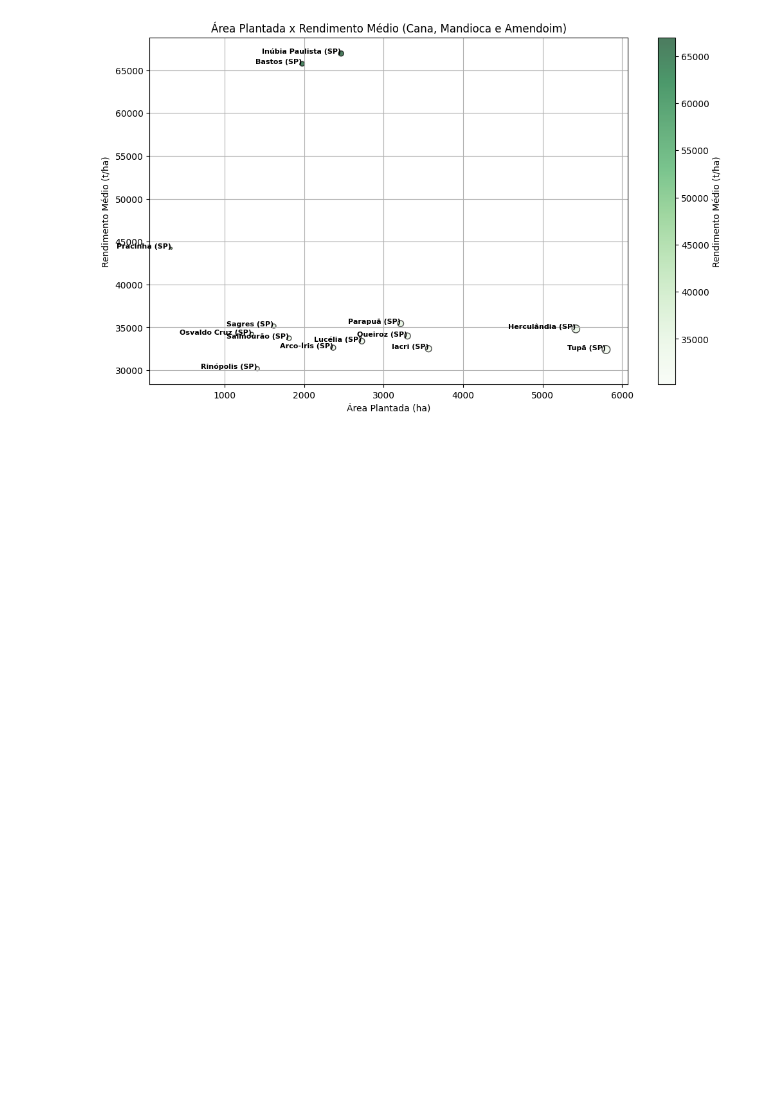
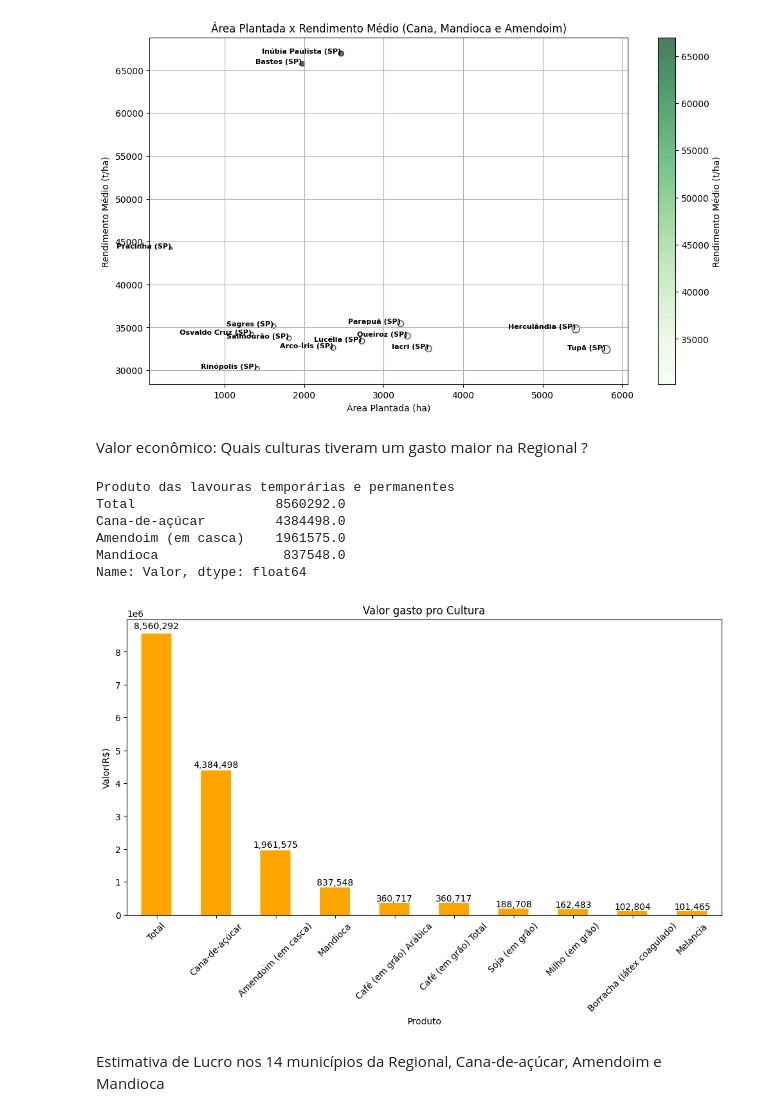
Before and after one commit to LuucasGabriel/PAM_IBGE, a Jupyter notebook: visualizando.ipynb, the cells around one changed output. Saved outputs shown, nothing was run; the diff lists cells and outputs as text; code cells hidden in the pictures; blank space fills up the shorter version.

```diff
--- a/visualizando.ipynb
+++ b/visualizando.ipynb
@@ -120,8 +123,8 @@ A soma é: 53072852.0 A unidade de medida: Toneladas
 Top 10 produtos das Lavouras
 # %%
 qutd_produzida1 = pam_ibge[pam_ibge["Variável"] == "Quantidade produzida"]
-prod_grouped = qutd_produzida1.groupby("Produto das lavouras temporárias e permanentes")["Valor"].sum().sort_values(ascending=False)
-prod_grouped.head(10)
+prod_agrupados = qutd_produzida1.groupby("Produto das lavouras temporárias e permanentes")["Valor"].sum().sort_values(ascending=False)
+prod_agrupados.head(10)
 # %% [output]
 Produto das lavouras temporárias e permanentes
 Cana-de-açúcar            50324099.0
@@ -137,7 +140,7 @@ Café (em grão) Arábica       44376.0
 Name: Valor, dtype: float64
 # %%
 
-ax = prod_grouped.head(10).plot(
+ax = prod_agrupados.head(10).plot(
     kind="bar",
     figsize=(12,6),
     color="orange",
@@ -149,7 +152,7 @@ plt.xlabel("Produto")
 plt.xticks(rotation=45)
 
 # Adicionar os valores no topo das barras
-for i, v in enumerate(prod_grouped.head(10)):
+for i, v in enumerate(prod_agrupados.head(10)):
     ax.text(i, v + v*0.01, f"{v:,.0f}", ha='center', va='bottom')
 
 plt.show()
@@ -283,2 +284,38 @@ plt.show()
 # %% [output]
 [figure]
+# %% [markdown]
+Valor econômico: Quais culturas tiveram um gasto maior na Regional ?
+# %%
+#Valor da produção
+valo_produzido = pam_ibge[pam_ibge["Unidade de Medida"] == "Mil Reais"]
+prod_agrupados2 = valo_produzido.groupby("Produto das lavouras temporárias e permanentes")["Valor"].sum().sort_values(ascending=False)
+prod_agrupados2.head(4)
+# %% [output]
+Produto das lavouras temporárias e permanentes
+Total                  8560292.0
+Cana-de-açúcar         4384498.0
+Amendoim (em casca)    1961575.0
+Mandioca                837548.0
+Name: Valor, dtype: float64
+# %%
+
+ax = prod_agrupados2.head(10).plot(
+    kind="bar",
+    figsize=(12,6),
+    color="orange",
+    title="Valor gasto pro Cultura"
+)
+
+plt.ylabel("Valor(R$)")
+plt.xlabel("Produto")
+plt.xticks(rotation=45)
+
+# Adicionar os valores no topo das barras
+for i, v in enumerate(prod_agrupados2.head(10)):
+    ax.text(i, v + v*0.01, f"{v:,.0f}", ha='center', va='bottom')
+
+plt.show()
+# %% [output]
+[figure, added]
+# %% [markdown]
+Estimativa de Lucro nos 14 municípios da Regional, Cana-de-açúcar, Amendoim e Mandioca
```
Also changed, not shown: parts of 7 cells of this notebook.
